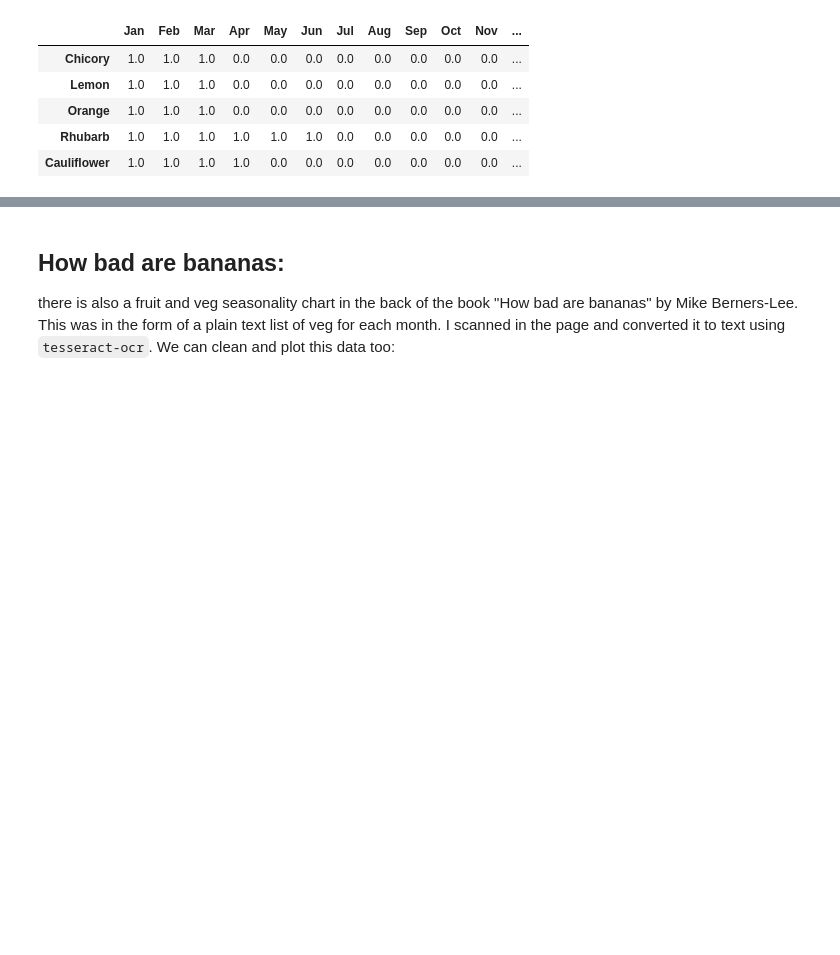
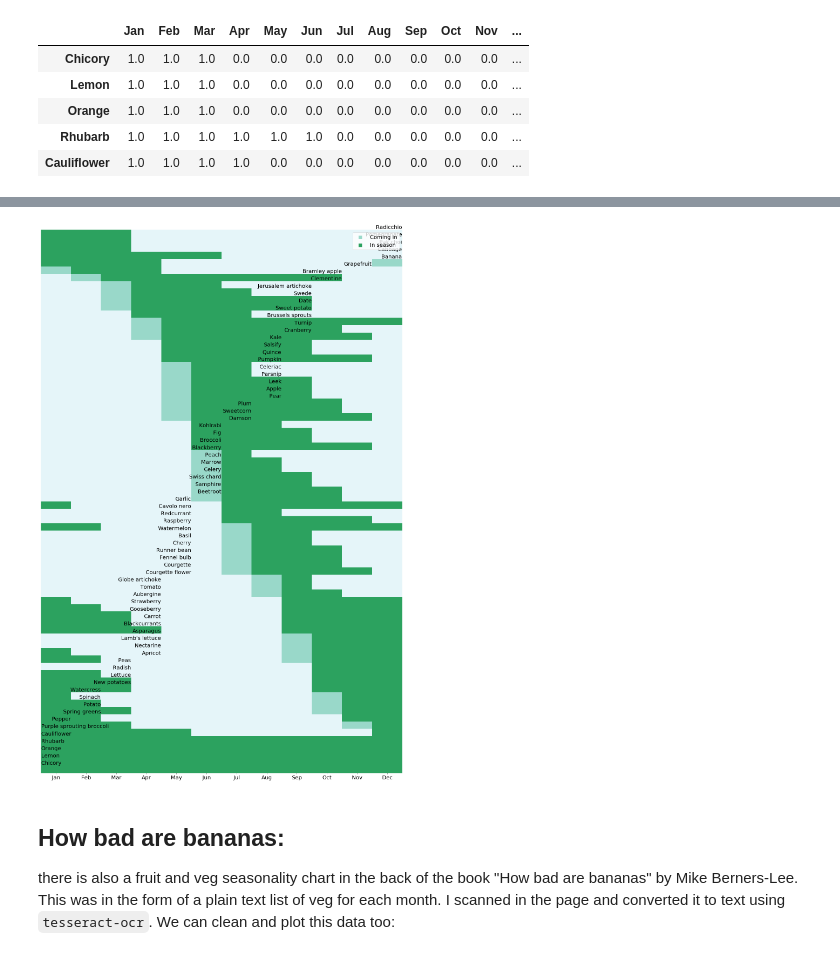
Before and after one commit to mparker2/veg_seasonality, a Jupyter notebook: seasonality.ipynb, the cells around one changed output, grey strips where cells are left out. Drawn from its saved outputs; the diff is of its cells as text; code cells hidden in the pictures; blank space fills up the shorter version.

```diff
--- a/seasonality.ipynb
+++ b/seasonality.ipynb
@@ -65,6 +67,7 @@ def plot_seasonality_chart(df, idx_df, colors, legend=True):
     cmap = ListedColormap(colors)
     fig, ax = plt.subplots(figsize=(df.shape[1] * 2, df.shape[0] * 0.5))
     sns.heatmap(df, cbar=False, ax=ax, cmap=cmap, yticklabels=False, )
+    maxy = len(df)
     for y, name, coming_in, start, end in idx_df.reset_index(drop=True).itertuples():
         if not np.isnan(coming_in):
             x = min(coming_in, start)
@@ -95,3 +97,4 @@ plt.show()
+[figure, added]
 # %% [markdown]
 ## How bad are bananas:
 
```
Also changed, not shown: parts of 3 cells of this notebook, 1 other file.
